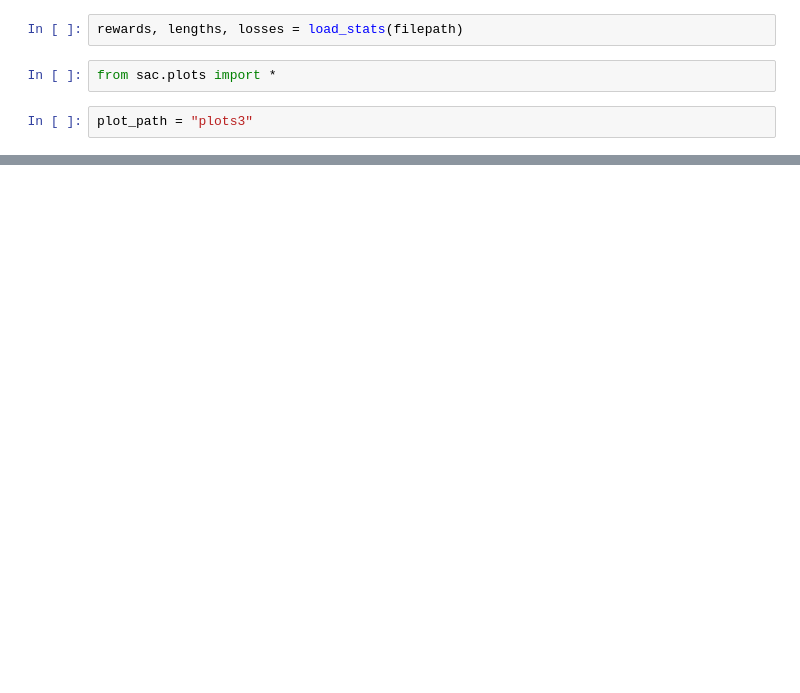
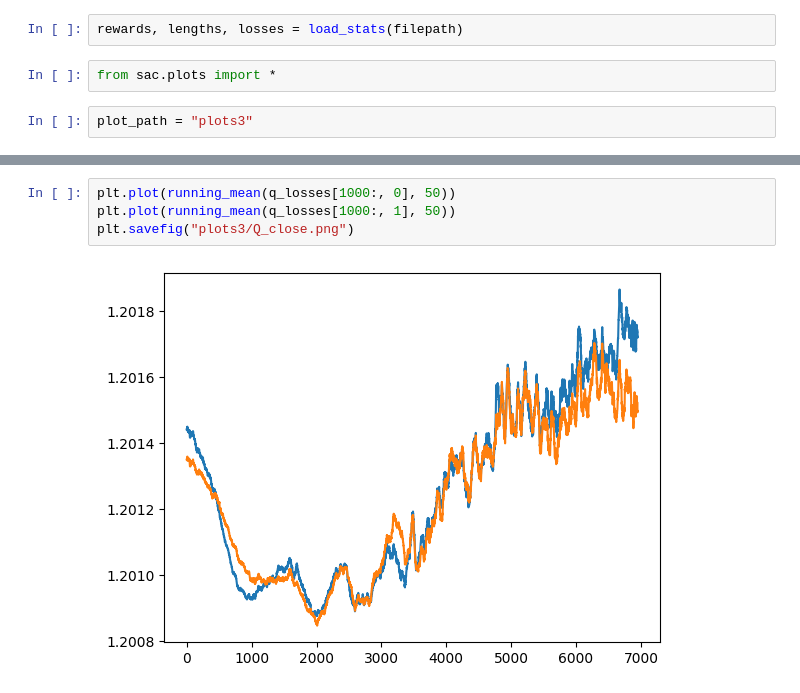
Before and after one commit to kluedemann/rl-project, a Jupyter notebook: checkpoint1/pendulum/pendulum2.ipynb, the cells around one changed output, grey strips where cells are left out. Drawn from its saved outputs; the diff is of its cells as text; blank space fills up the shorter version.

```diff
--- a/checkpoint1/pendulum/pendulum2.ipynb
+++ b/checkpoint1/pendulum/pendulum2.ipynb
@@ -94,3 +99,9 @@ plot_q(q_losses, plot_path)
+# %%
+plt.plot(running_mean(q_losses[1000:, 0], 50))
+plt.plot(running_mean(q_losses[1000:, 1], 50))
+plt.savefig("plots3/Q_close.png")
+# %% [output]
+[figure, added]
 # %%
 policy_loss = np.asarray(losses)[:,2]
 plot_policy_loss(policy_loss, plot_path)
```
Also changed, not shown: parts of 11 cells of this notebook, 11 other files.
